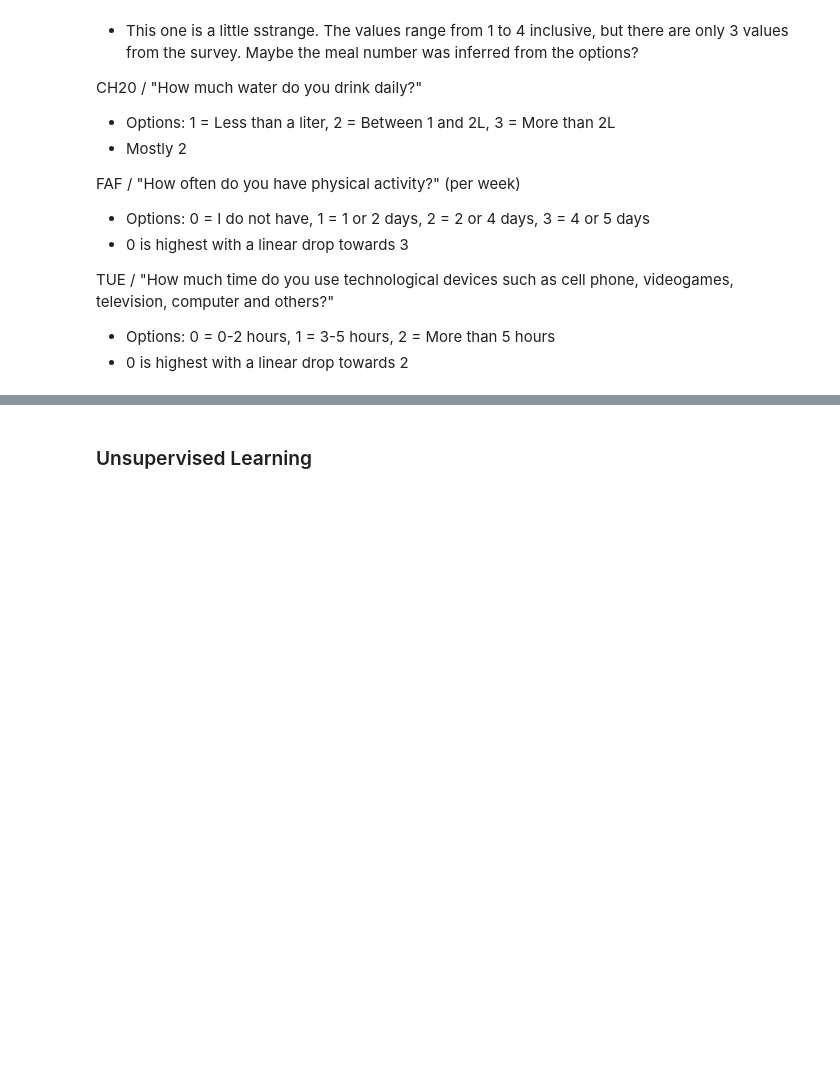
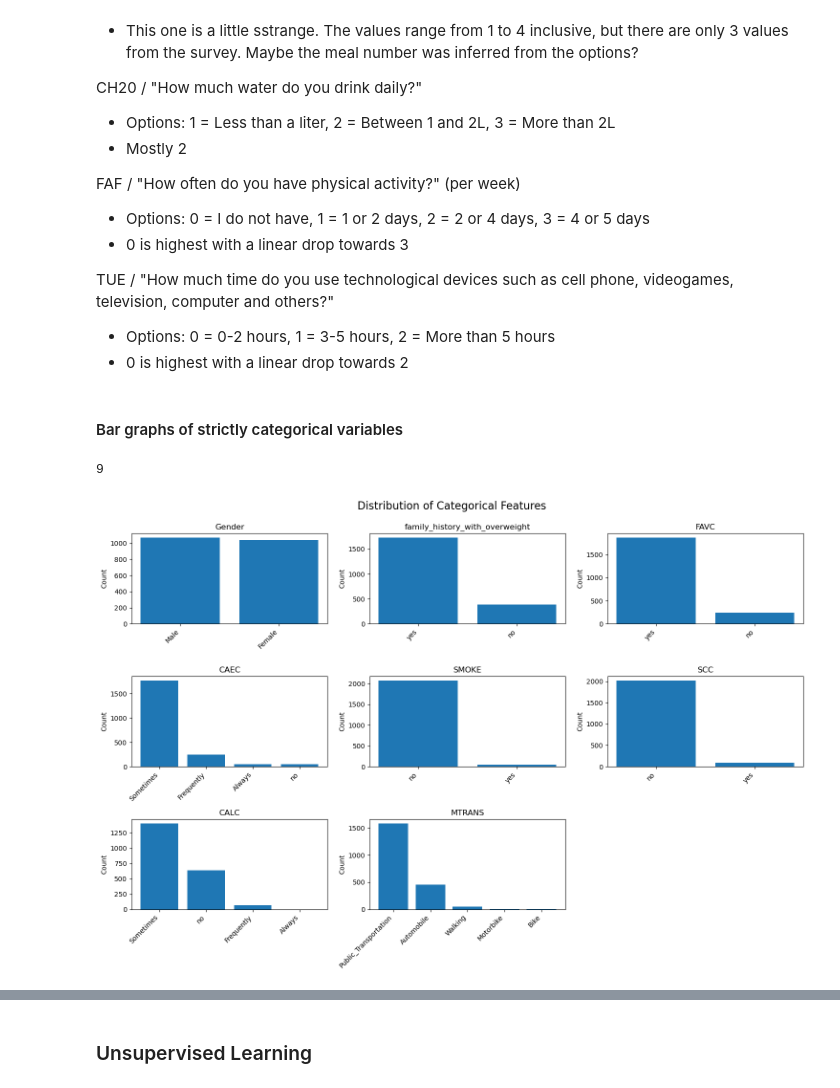
Before and after one commit to r-leeper/scu_obesity_assignment, a Jupyter notebook: cs818_assignment.ipynb, the cells around one changed output, grey strips where cells are left out. Saved outputs shown, nothing was run; the diff lists cells and outputs as text; code cells hidden in the pictures; blank space fills up the shorter version.

Commit message:
Initial variable inspection and descriptions complete. TODO: Ordinal encoding for correlation matrix analyis?

```diff
--- a/cs818_assignment.ipynb
+++ b/cs818_assignment.ipynb
@@ -228,3 +228,37 @@ FAF / "How often do you have physical activity?" (per week)
 TUE / "How much time do you use technological devices such as cell phone, videogames, television, computer and others?"
 - Options: 0 = 0-2 hours, 1 = 3-5 hours, 2 = More than 5 hours
 - 0 is highest with a linear drop towards 2
+# %% [markdown]
+#### Bar graphs of strictly categorical variables
+# %%
+len(cat_cols)
+# %% [output]
+9
+# %%
+# Remove target from cat_cols
+feat_cats = [col for col in cat_cols if col != 'NObeyesdad']
+
+# Make 3x3 grid for subplots
+fig, axes = plt.subplots(3, 3, figsize=(15, 10))
+axes = axes.flatten()
+
+# Plot each feature category in subplot
+for idx, col in enumerate(feat_cats):
+    counts = obesity_df[col].value_counts()
+    axes[idx].bar(range(len(counts)), counts.values)
+    axes[idx].set_xticks(range(len(counts)))
+    axes[idx].set_xticklabels(counts.index, rotation=45, ha='right')   # rotate tick labels - looks strange otherwise
+    axes[idx].set_title(f'{col}')
+    axes[idx].set_ylabel('Count')
+
+# Add overall title
+fig.suptitle('Distribution of Categorical Features', fontsize=16, y=0.995)
+
+# Hide the empty subplot
+axes[8].set_visible(False)
+
+# Tight layout has better spacing?
+plt.tight_layout()
+plt.show()
+# %% [output]
+[figure, added]
```
Also changed, not shown: parts of 3 cells of this notebook.
